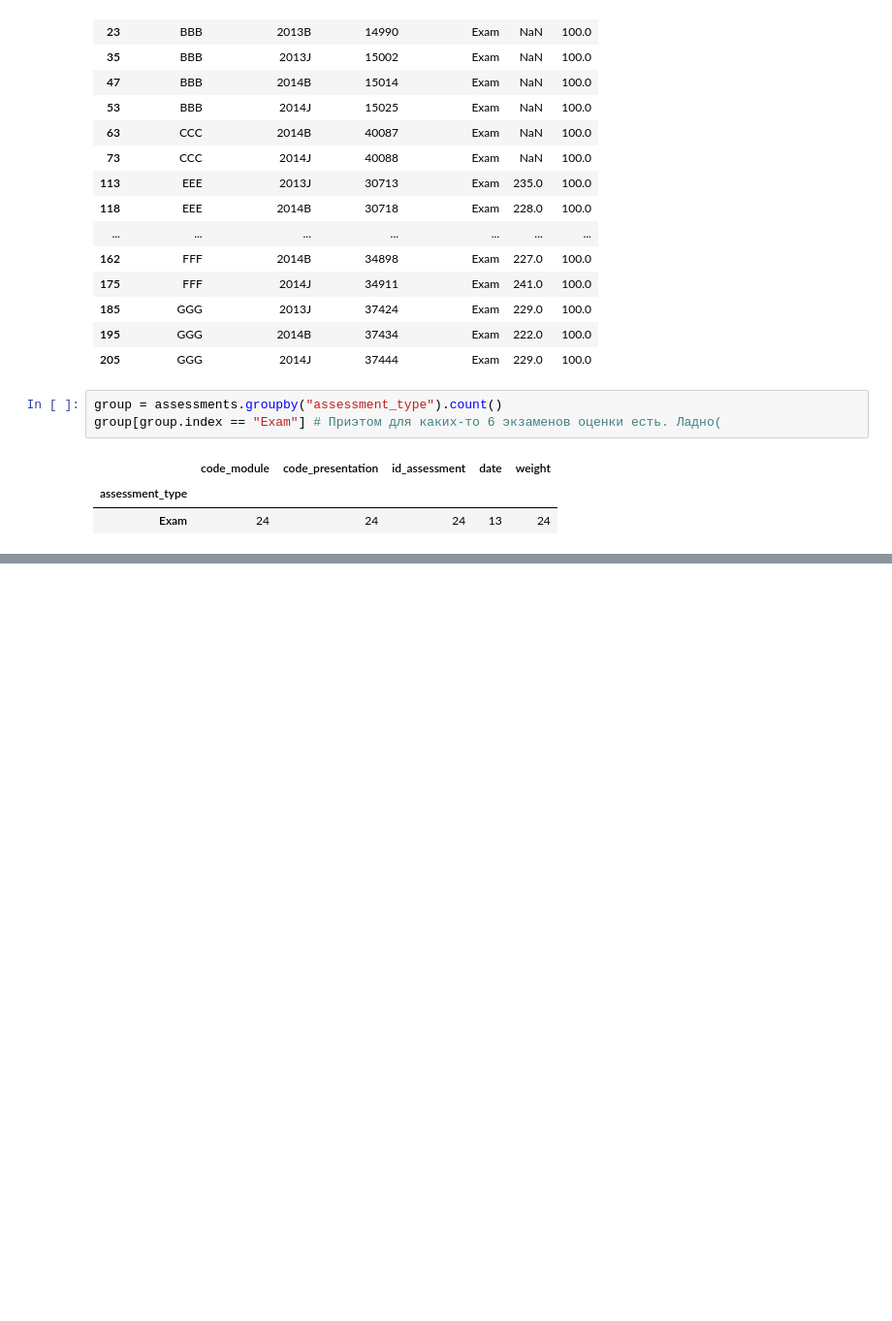
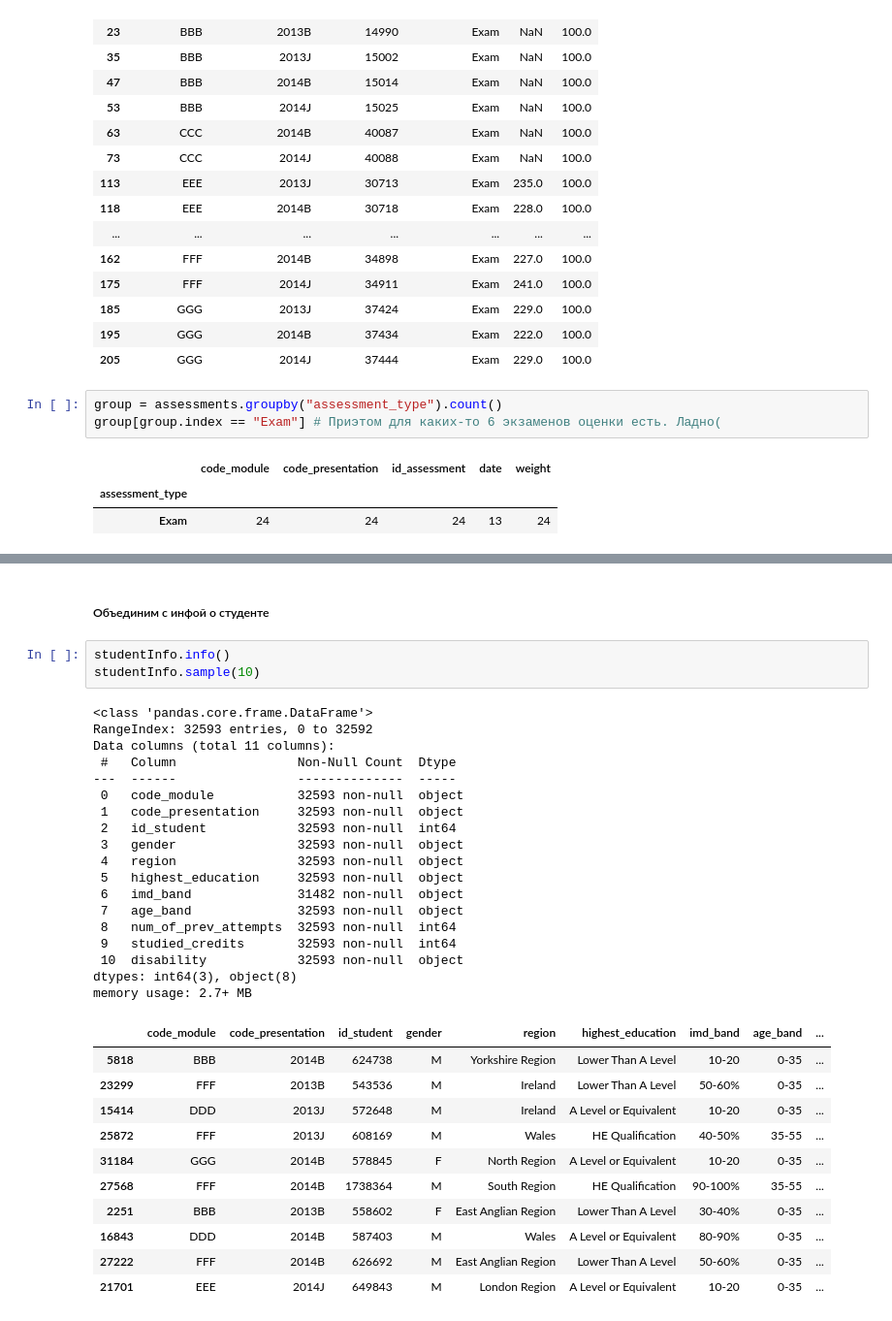
Before and after one commit to pyretttt/mle2, a Jupyter notebook: kaggle/c1/submission.ipynb, the cells around one changed output, grey strips where cells are left out. Shown at 97% size. Drawn from its saved outputs; the diff is of its cells as text; blank space fills up the shorter version.

```diff
--- a/kaggle/c1/submission.ipynb
+++ b/kaggle/c1/submission.ipynb
@@ -157,0 +282,35 @@ assesmentsFullInfo.drop("is_banked", inplace=True, axis=1)
+# %% [markdown]
+##### Объединим с инфой о студенте
+# %%
+studentInfo.info()
+studentInfo.sample(10)
+# %% [output]
+<class 'pandas.core.frame.DataFrame'>
+RangeIndex: 32593 entries, 0 to 32592
+Data columns (total 11 columns):
+ #   Column                Non-Null Count  Dtype
+---  ------                --------------  -----
+ 0   code_module           32593 non-null  object
+ 1   code_presentation     32593 non-null  object
+ 2   id_student            32593 non-null  int64
+ 3   gender                32593 non-null  object
+ 4   region                32593 non-null  object
+ 5   highest_education     32593 non-null  object
+ 6   imd_band              31482 non-null  object
+ 7   age_band              32593 non-null  object
+ 8   num_of_prev_attempts  32593 non-null  int64
+ 9   studied_credits       32593 non-null  int64
+ 10  disability            32593 non-null  object
+dtypes: int64(3), object(8)
+memory usage: 2.7+ MB
+|  | code_module | code_presentation | id_student | gender | region | highest_education | imd_band | age_band | ... |
+| 5818 | BBB | 2014B | 624738 | M | Yorkshire Region | Lower Than A Level | 10-20 | 0-35 | ... |
+| 23299 | FFF | 2013B | 543536 | M | Ireland | Lower Than A Level | 50-60% | 0-35 | ... |
+| 15414 | DDD | 2013J | 572648 | M | Ireland | A Level or Equivalent | 10-20 | 0-35 | ... |
+| 25872 | FFF | 2013J | 608169 | M | Wales | HE Qualification | 40-50% | 35-55 | ... |
+| 31184 | GGG | 2014B | 578845 | F | North Region | A Level or Equivalent | 10-20 | 0-35 | ... |
+| 27568 | FFF | 2014B | 1738364 | M | South Region | HE Qualification | 90-100% | 35-55 | ... |
+| 2251 | BBB | 2013B | 558602 | F | East Anglian Region | Lower Than A Level | 30-40% | 0-35 | ... |
+| 16843 | DDD | 2014B | 587403 | M | Wales | A Level or Equivalent | 80-90% | 0-35 | ... |
+| 27222 | FFF | 2014B | 626692 | M | East Anglian Region | Lower Than A Level | 50-60% | 0-35 | ... |
+| 21701 | EEE | 2014J | 649843 | M | London Region | A Level or Equivalent | 10-20 | 0-35 | ... |
```
Also changed, not shown: parts of 23 cells of this notebook.
